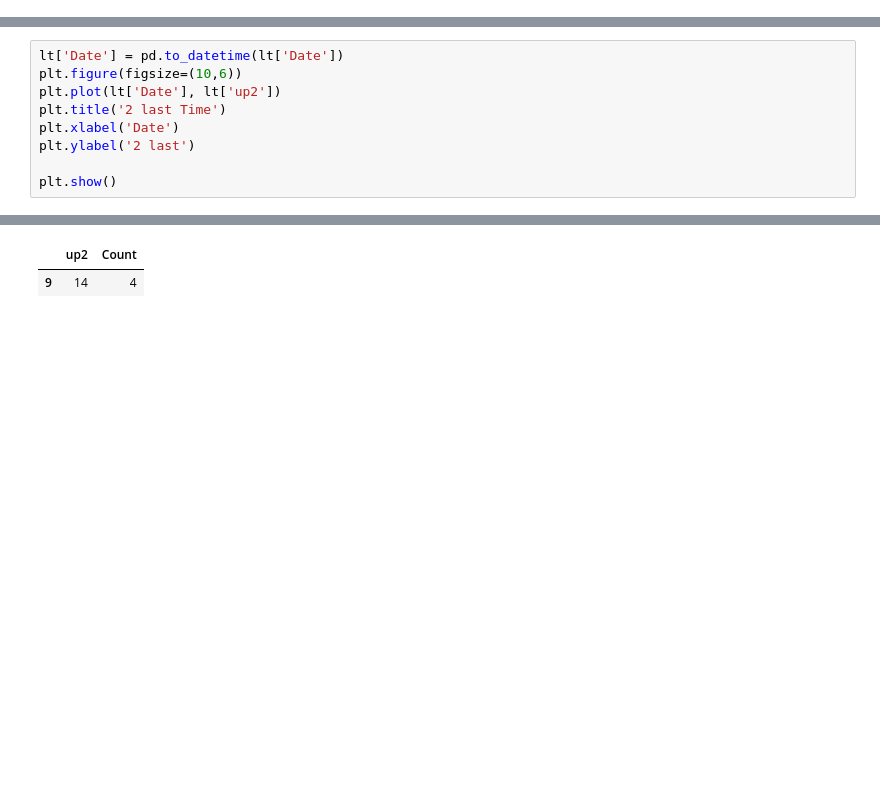
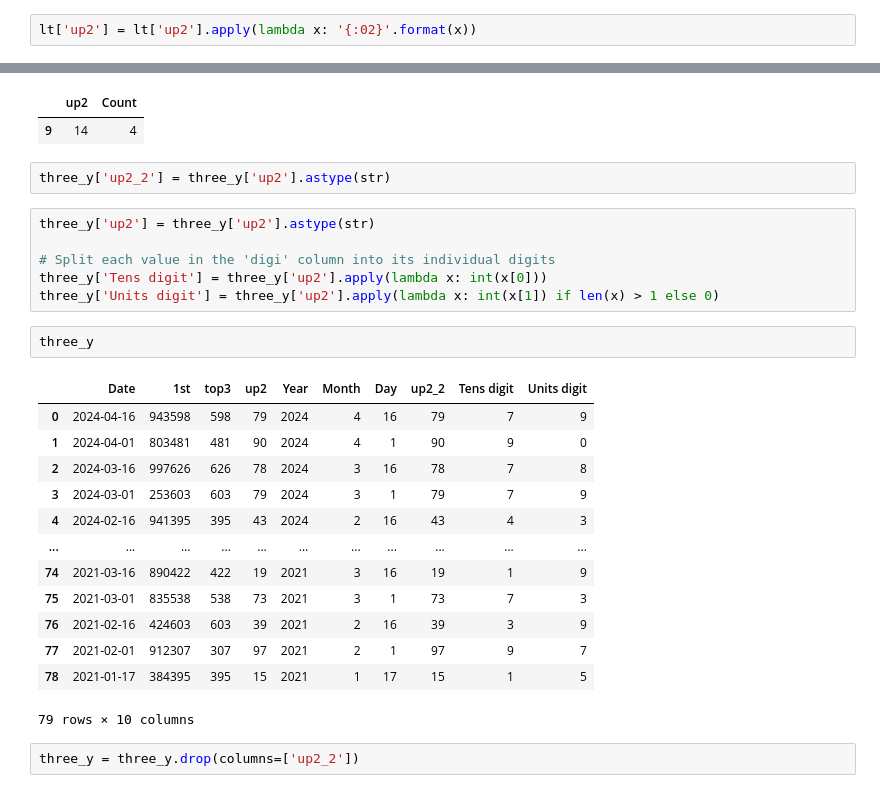
Before and after one commit to Tonry12/BSC_DPDM23, a Jupyter notebook: lotterry_prediction.ipynb, the cells around one changed output, grey strips where cells are left out. Cells and saved outputs as stored; diff of their text form; blank space fills up the shorter version.

```diff
--- a/lotterry_prediction.ipynb
+++ b/lotterry_prediction.ipynb
@@ -122,6 +122,8 @@ up2     20
 dtype: int64
 # %%
 lt = lt[lt['1st'] <= 999999]
+# %%
+lt['up2'] = lt['up2'].apply(lambda x: '{:02}'.format(x))
 # %%
 lt['Date'] = pd.to_datetime(lt['Date'])
 plt.figure(figsize=(10,6))
@@ -133,12 +135,3 @@ plt.ylabel('Winner')
 plt.show()
 # %% [output]
 [figure]
-# %%
-lt['Date'] = pd.to_datetime(lt['Date'])
-plt.figure(figsize=(10,6))
-plt.plot(lt['Date'], lt['up2'])
-plt.title('2 last Time')
-plt.xlabel('Date')
-plt.ylabel('2 last')
-
-plt.show()
@@ -271,3 +261,29 @@ max_count_row
 # %% [output]
 |  | up2 | Count |
 | 9 | 14 | 4 |
+# %%
+three_y['up2_2'] = three_y['up2'].astype(str)
+# %%
+three_y['up2'] = three_y['up2'].astype(str)
+
+# Split each value in the 'digi' column into its individual digits
+three_y['Tens digit'] = three_y['up2'].apply(lambda x: int(x[0]))
+three_y['Units digit'] = three_y['up2'].apply(lambda x: int(x[1]) if len(x) > 1 else 0)
+# %%
+three_y
+# %% [output]
+|  | Date | 1st | top3 | up2 | Year | Month | Day | up2_2 | Tens digit | Units digit |
+| 0 | 2024-04-16 | 943598 | 598 | 79 | 2024 | 4 | 16 | 79 | 7 | 9 |
+| 1 | 2024-04-01 | 803481 | 481 | 90 | 2024 | 4 | 1 | 90 | 9 | 0 |
+| 2 | 2024-03-16 | 997626 | 626 | 78 | 2024 | 3 | 16 | 78 | 7 | 8 |
+| 3 | 2024-03-01 | 253603 | 603 | 79 | 2024 | 3 | 1 | 79 | 7 | 9 |
+| 4 | 2024-02-16 | 941395 | 395 | 43 | 2024 | 2 | 16 | 43 | 4 | 3 |
+| ... | ... | ... | ... | ... | ... | ... | ... | ... | ... | ... |
+| 74 | 2021-03-16 | 890422 | 422 | 19 | 2021 | 3 | 16 | 19 | 1 | 9 |
+| 75 | 2021-03-01 | 835538 | 538 | 73 | 2021 | 3 | 1 | 73 | 7 | 3 |
+| 76 | 2021-02-16 | 424603 | 603 | 39 | 2021 | 2 | 16 | 39 | 3 | 9 |
+| 77 | 2021-02-01 | 912307 | 307 | 97 | 2021 | 2 | 1 | 97 | 9 | 7 |
+| 78 | 2021-01-17 | 384395 | 395 | 15 | 2021 | 1 | 17 | 15 | 1 | 5 |
+79 rows × 10 columns
+# %%
+three_y = three_y.drop(columns=['up2_2'])
```
Also changed, not shown: parts of 12 cells of this notebook.
